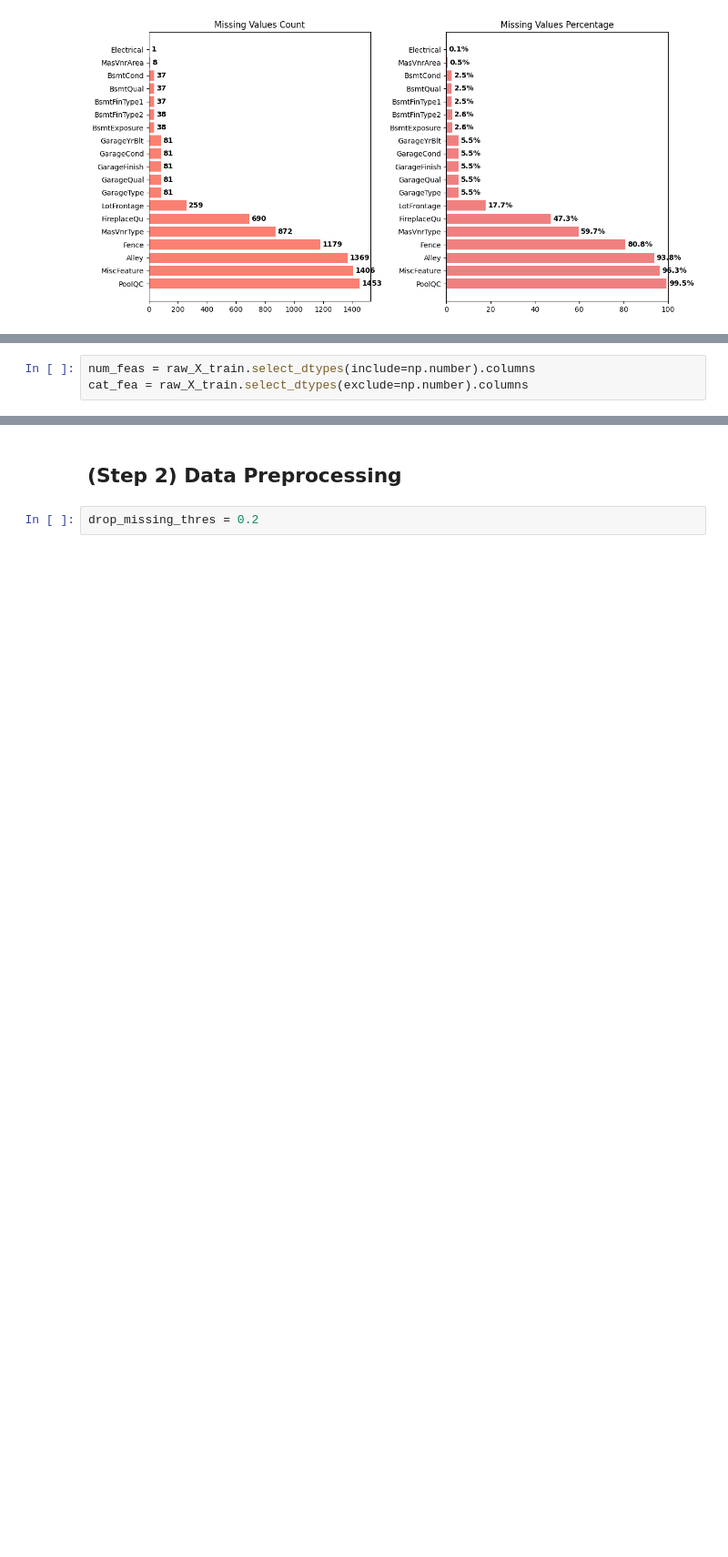
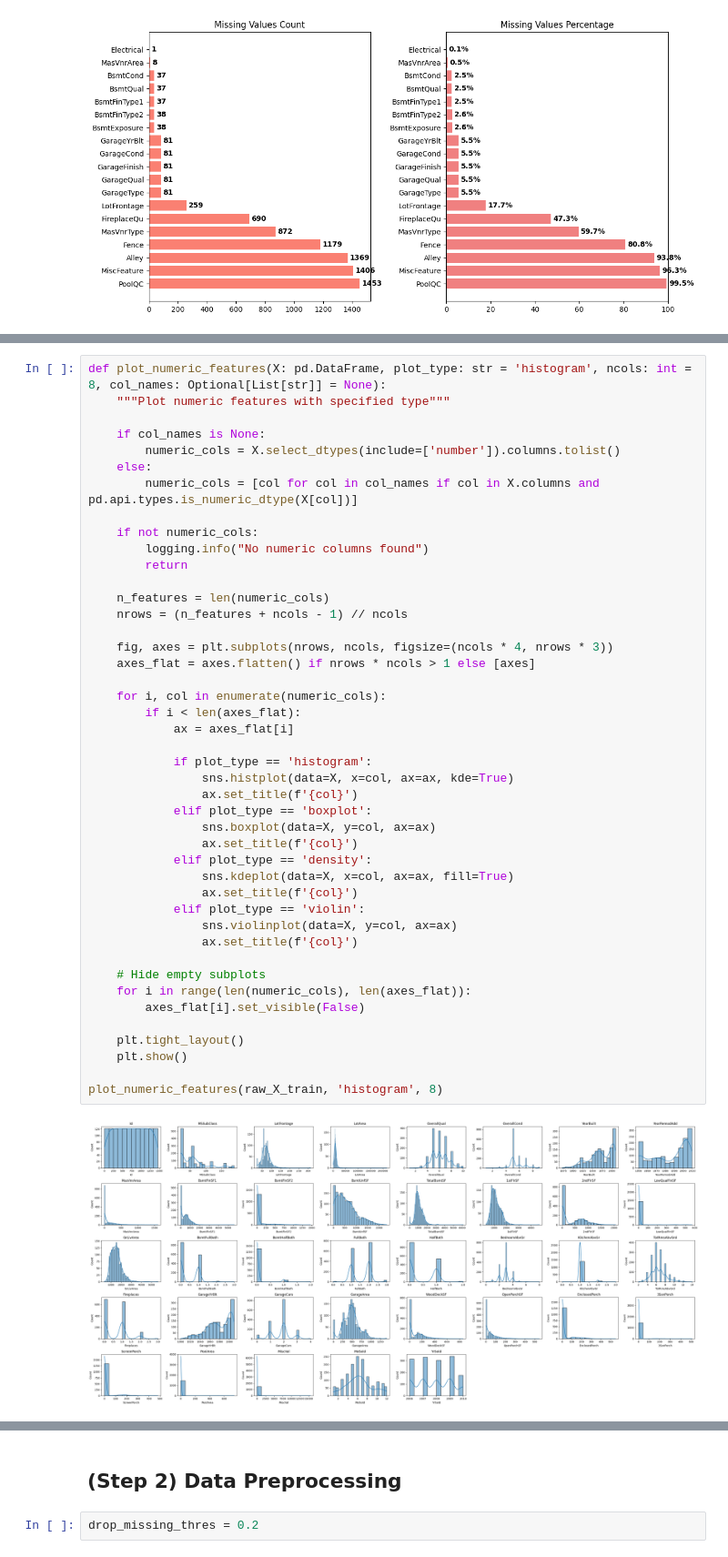
Before and after one commit to Yan4S/DataAnalysis, a Jupyter notebook: House.ipynb, the cells around one changed output, grey strips where cells are left out. Shown at 91% size. Saved outputs shown, nothing was run; the diff lists cells and outputs as text; blank space fills up the shorter version.

```diff
--- a/House.ipynb
+++ b/House.ipynb
@@ -125,3 +128,46 @@ plot_missing_values(raw_X_train)
-# %%
-num_feas = raw_X_train.select_dtypes(include=np.number).columns
-cat_fea = raw_X_train.select_dtypes(exclude=np.number).columns
+# %%
+def plot_numeric_features(X: pd.DataFrame, plot_type: str = 'histogram', ncols: int = 8, col_names: Optional[List[str]] = None):
+    """Plot numeric features with specified type"""
+
+    if col_names is None:
+        numeric_cols = X.select_dtypes(include=['number']).columns.tolist()
+    else:
+        numeric_cols = [col for col in col_names if col in X.columns and pd.api.types.is_numeric_dtype(X[col])]
+
+    if not numeric_cols:
+        logging.info("No numeric columns found")
+        return
+
+    n_features = len(numeric_cols)
+    nrows = (n_features + ncols - 1) // ncols
+
+    fig, axes = plt.subplots(nrows, ncols, figsize=(ncols * 4, nrows * 3))
+    axes_flat = axes.flatten() if nrows * ncols > 1 else [axes]
+
+    for i, col in enumerate(numeric_cols):
+        if i < len(axes_flat):
+            ax = axes_flat[i]
+
+            if plot_type == 'histogram':
+                sns.histplot(data=X, x=col, ax=ax, kde=True)
+                ax.set_title(f'{col}')
+            elif plot_type == 'boxplot':
+                sns.boxplot(data=X, y=col, ax=ax)
+                ax.set_title(f'{col}')
+            elif plot_type == 'density':
+                sns.kdeplot(data=X, x=col, ax=ax, fill=True)
+                ax.set_title(f'{col}')
+            elif plot_type == 'violin':
+                sns.violinplot(data=X, y=col, ax=ax)
+                ax.set_title(f'{col}')
+
+    # Hide empty subplots
+    for i in range(len(numeric_cols), len(axes_flat)):
+        axes_flat[i].set_visible(False)
+
+    plt.tight_layout()
+    plt.show()
+
+plot_numeric_features(raw_X_train, 'histogram', 8)
+# %% [output]
+[figure, added]
```
Also changed, not shown: parts of 12 cells of this notebook.
